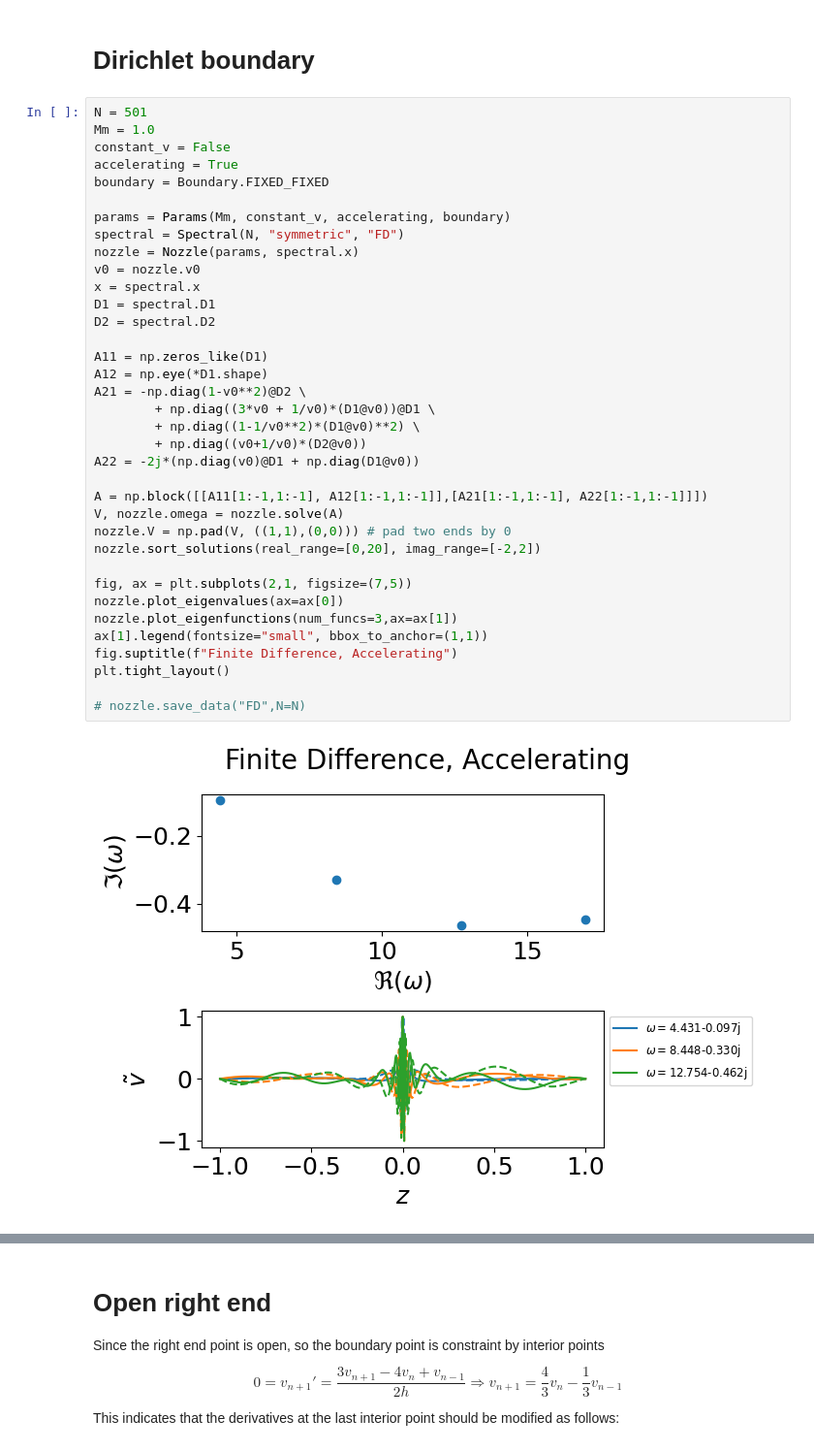
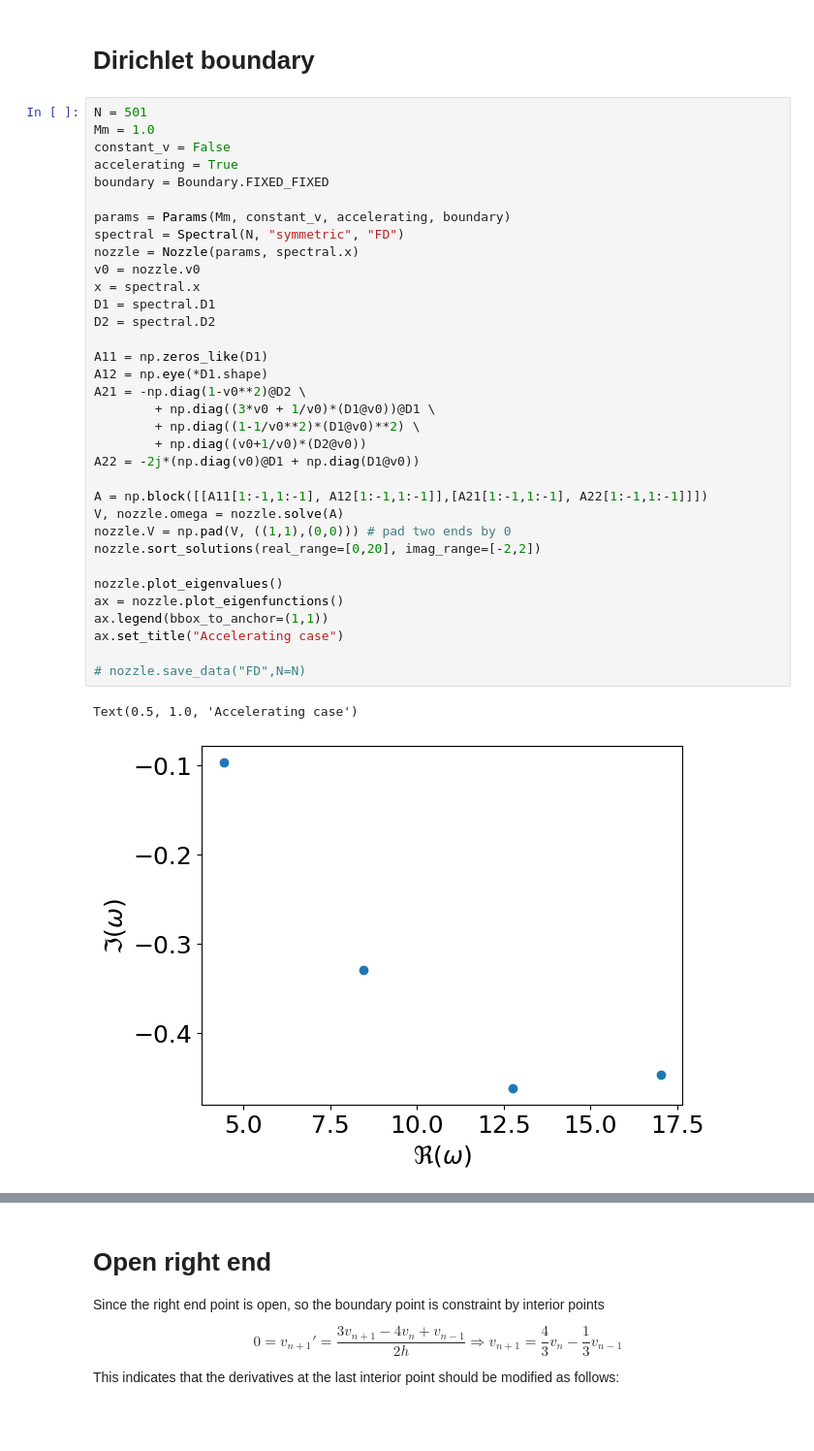
Before and after one commit to HuntFeng/magnetic-nozzle-spectral-instability, a Jupyter notebook: finite-difference.ipynb, the cells around one changed output, grey strips where cells are left out. Shown at 97% size. Cells and saved outputs as stored; diff of their text form; blank space fills up the shorter version.

```diff
--- a/finite-difference.ipynb
+++ b/finite-difference.ipynb
@@ -10,37 +10,36 @@ from tqdm import tqdm
 N = 501
 Mm = 1.0
 constant_v = False
 accelerating = True
 boundary = Boundary.FIXED_FIXED
 
 params = Params(Mm, constant_v, accelerating, boundary)
 spectral = Spectral(N, "symmetric", "FD")
 nozzle = Nozzle(params, spectral.x)
 v0 = nozzle.v0
 x = spectral.x
 D1 = spectral.D1
 D2 = spectral.D2
 
 A11 = np.zeros_like(D1)
 A12 = np.eye(*D1.shape)
 A21 = -np.diag(1-v0**2)@D2 \
         + np.diag((3*v0 + 1/v0)*(D1@v0))@D1 \
         + np.diag((1-1/v0**2)*(D1@v0)**2) \
         + np.diag((v0+1/v0)*(D2@v0))
 A22 = -2j*(np.diag(v0)@D1 + np.diag(D1@v0))
 
 A = np.block([[A11[1:-1,1:-1], A12[1:-1,1:-1]],[A21[1:-1,1:-1], A22[1:-1,1:-1]]])
 V, nozzle.omega = nozzle.solve(A)
 nozzle.V = np.pad(V, ((1,1),(0,0))) # pad two ends by 0
 nozzle.sort_solutions(real_range=[0,20], imag_range=[-2,2])
 
-fig, ax = plt.subplots(2,1, figsize=(7,5))
-nozzle.plot_eigenvalues(ax=ax[0])
-nozzle.plot_eigenfunctions(num_funcs=3,ax=ax[1])
-ax[1].legend(fontsize="small", bbox_to_anchor=(1,1))
-fig.suptitle(f"Finite Difference, Accelerating")
-plt.tight_layout()
+nozzle.plot_eigenvalues()
+ax = nozzle.plot_eigenfunctions()
+ax.legend(bbox_to_anchor=(1,1))
+ax.set_title("Accelerating case")
 
 # nozzle.save_data("FD",N=N)
 # %% [output]
+Text(0.5, 1.0, 'Accelerating case')
-[figure, old version]
+[figure, new version]
```
Also changed, not shown: parts of 1 cell of this notebook, 40 other files.
